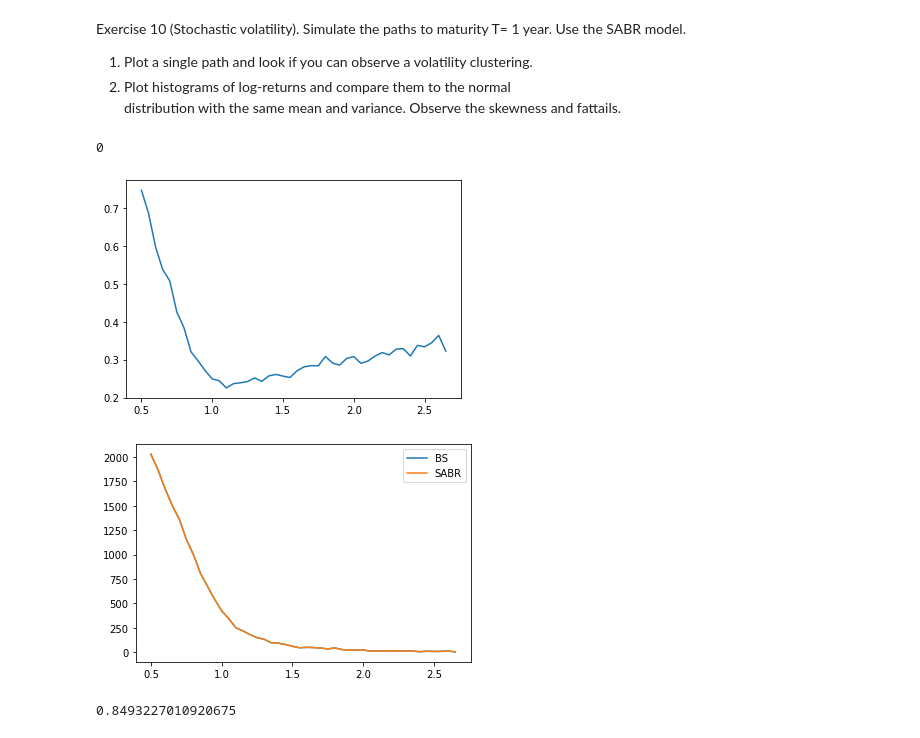
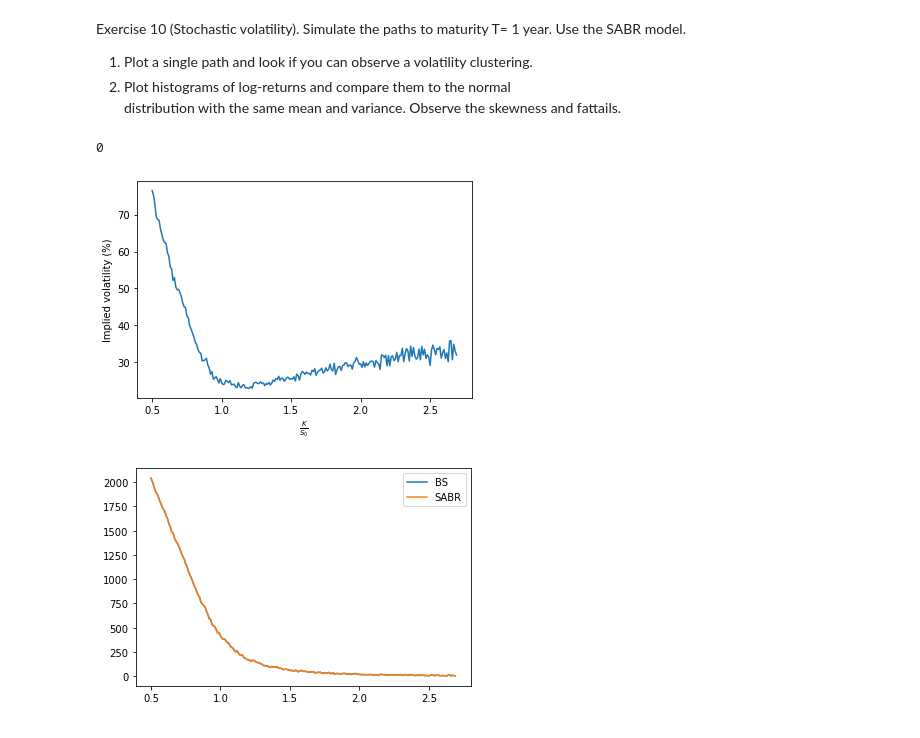
Before and after one commit to WillemJan9519/SPFDM-2, a Jupyter notebook: SPFDM 2.ipynb, the cells around one changed output. Saved outputs shown, nothing was run; the diff lists cells and outputs as text; code cells hidden in the pictures.

Commit message:
Now parallel

```diff
--- a/SPFDM 2.ipynb
+++ b/SPFDM 2.ipynb
@@ -170,71 +170,73 @@ class MonteCarlo():
         return optionprice
 
 
-    def calc_implied_vola(self):
-        """For different strikes, we calculate the SABR option price and the implied volatility
-           which is the volatility to match the BS price to the SABR option price"""
-        # Define range of strike ratios
-        ratiorange = np.arange(0.5,2.7,0.05)
-        # Convert ratio to true strike price
-        strikerange = ratiorange * self.F0
-        # for each of these strikes, obtain SABR option price
-        prices = np.array([self.option_price(K=p) for p in strikerange])
-        # obtain implied vola for every price
-
-        implied_volas = np.zeros(len(prices))
-        BSprices      = np.zeros(len(prices))
-        for i in range(len(implied_volas)):
-            strike = strikerange[i]
-            SABR_price = prices[i]
-            # minimize absolute difference between SABR and BSprice to find optimal implied vola
-            optim = minimize(fun=(lambda implied_vola: np.abs(self.black_scholes(self.F0,
+    def minimizer(self,params):
+        SABR_price, strike = params
+        optim = minimize(fun=(lambda implied_vola: np.abs(self.black_scholes(self.F0,
                                                      strike,
                                                      self.T,
                                                      self.rf,
                                                      implied_vola,
                                                      call_put='call')-SABR_price)),x0=0.4,tol=1e-10,method='Nelder-Mead')
-            # Save optimal implied vola
-            implied_volas[i] = optim.x
-            # Get BS price beloning to this vola (should be -almost- equal to SABR price....)
-            BSprices[i] = self.black_scholes(self.F0,strike,
+        return optim.x
+
+    def parallel_option(self,K):
+        return self.option_price(K=K)
+
+    def calc_implied_vola(self):
+        """For different strikes, we calculate the SABR option price and the implied volatility
+           which is the volatility to match the BS price to the SABR option price"""
+        # Define range of strike ratios
+        ratiorange = np.arange(0.5,2.7,0.01)
+        # Convert ratio to true strike price
+        strikerange = ratiorange * self.F0
+        # for each of these strikes, obtain SABR option price
+        prices = np.array(Parallel(n_jobs=22)(delayed(self.parallel_option)(K) for K in strikerange))
+        # obtain implied vola for every price
+
+        implied_volas = np.zeros(len(prices))
+        BSprices      = np.zeros(len(prices))
+
+
+        implied_volas = np.array(Parallel(n_jobs=22)(delayed(self.minimizer)(params) for params in zip(prices,strikerange)))
+        BSprices = np.array([self.black_scholes(self.F0,strikerange[w],
                                                  self.T,
                                                  self.rf,
-                                                 optim.x,
-                                                 call_put='call')
-        plt.plot(ratiorange, implied_volas)
+                                                 implied_volas[w],
+                                                 call_put='call') for w in range(len(prices))])
+
+        plt.plot(ratiorange, implied_volas*100)
+        plt.xlabel(r'$\frac{K}{S_0}$')
+        plt.ylabel('Implied volatility (%)')
         plt.show()
         plt.plot(ratiorange, BSprices,label='BS')
         plt.plot(ratiorange, prices, label='SABR')
         plt.legend()
         plt.show()
 
 
     def option_price(self, optiontype='call',K=None):
         """Equate option price by taking option value for each path, averaging and discounting back
            to present day value using risk free rate. """
         # Get prices
         if not K:
             K = self.K
         prices, volatility = self.simulate_many()
         # Get final prices
         finalprices = prices[:,-1]
         # calculate option values
         if optiontype == 'call':
             optionvalues = np.max(np.vstack((np.zeros(len(finalprices)),finalprices-K)),axis=0)
         elif optiontype == 'put':
             optionvalues = np.max(np.vstack((np.zeros(len(finalprices)),K-finalprices)),axis=0)
         optionvalue = np.mean(optionvalues)
         # Discount to present value
         optionvalue = np.exp(-self.rf*self.T) * optionvalue
         return optionvalue
 
 MC = MonteCarlo(8000,1000,T=1.5,F=3500, sigma=0.2, alpha=0.5, beta=1, rho=-0.7,K=3300, rf=0)
 MC.calc_implied_vola()
 # %% [output]
 0
-[figure, old version]
+[figure, new version]
-[figure, old version]
+[figure, new version]
-# %%
-np.mean(x*y)/(np.std(x)*np.std(y))
-# %% [output]
-0.8493227010920675
```
